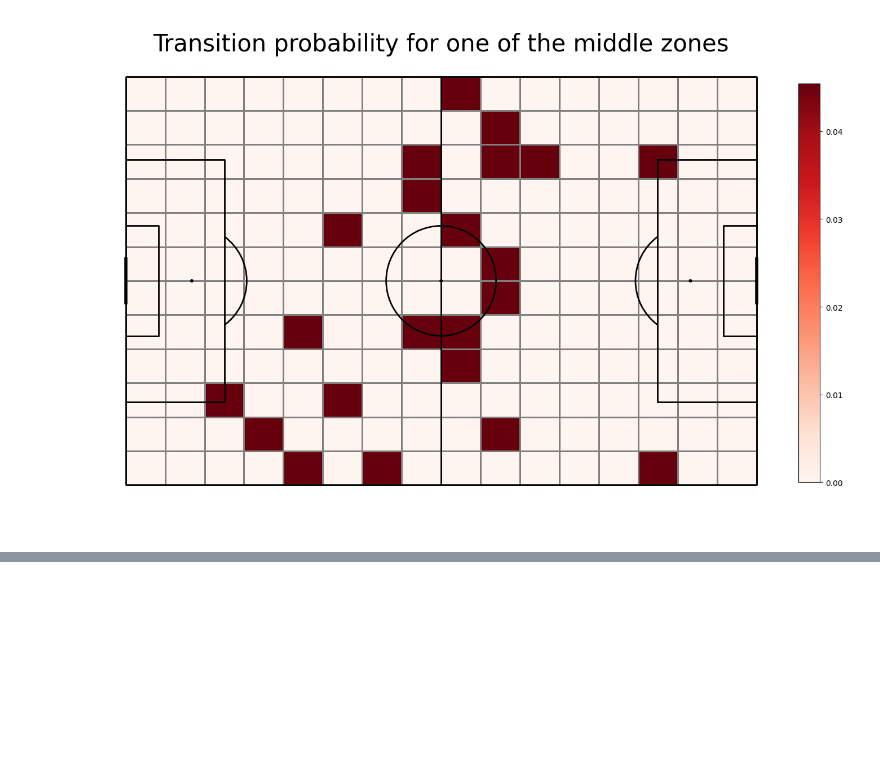
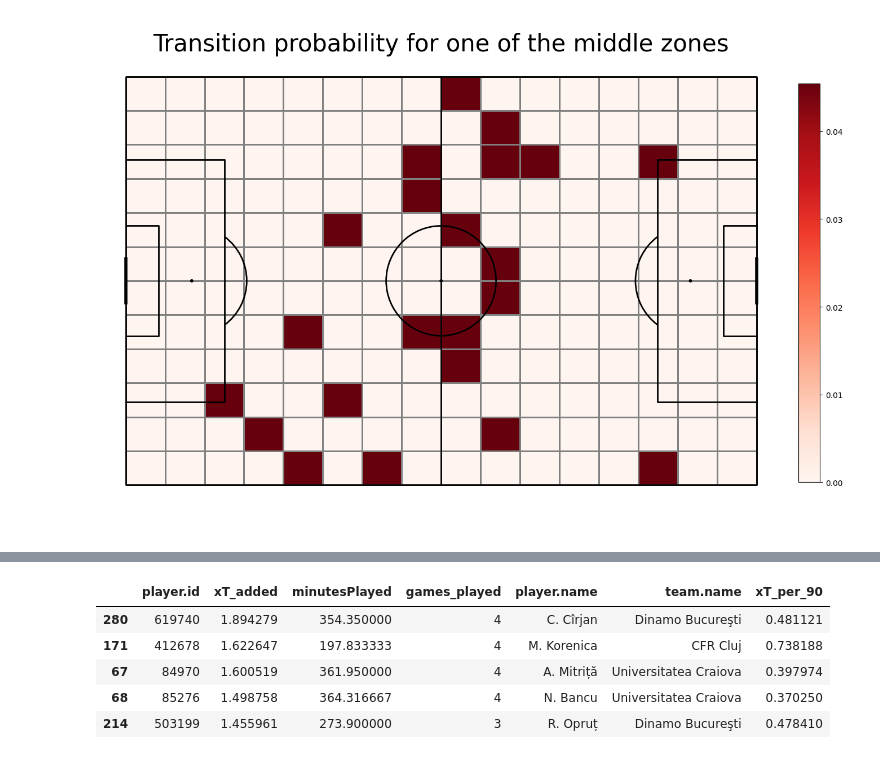
Before and after one commit to zainea-bogdan/FRF-Data-Project-ZGB, a Jupyter notebook: sandbox/mvp_step_by_step.ipynb, the cells around one changed output, grey strips where cells are left out. Drawn from its saved outputs; the diff is of its cells as text; code cells hidden in the pictures; blank space fills up the shorter version.

Commit message:
improved the analysis by completing the xT model with a player analysis by xT

```diff
--- a/sandbox/mvp_step_by_step.ipynb
+++ b/sandbox/mvp_step_by_step.ipynb
@@ -273,0 +308,20 @@ for i in range(5):
+# %%
+# Assuming your 'move_df' and 'xT' matrix are already set up
+
+# 1. Extract individual x and y sectors
+# This will create new columns for the start and end x,y coordinates
+move_df['start_sector_x'] = move_df['start_sector'].apply(lambda s: s[0] - 1)
+move_df['start_sector_y'] = move_df['start_sector'].apply(lambda s: s[1] - 1)
+move_df['end_sector_x'] = move_df['end_sector'].apply(lambda s: s[0] - 1)
+move_df['end_sector_y'] = move_df['end_sector'].apply(lambda s: s[1] - 1)
+
+# 2. Calculate xT added
+# Now you can use the newly created columns to index the xT matrix
+move_df["xT_added"] = move_df.apply(lambda row: xT[row.end_sector_y][row.end_sector_x]
+                                                  - xT[row.start_sector_y][row.start_sector_x], axis=1)
+
+# 3. Filter for only progressive actions
+value_adding_actions = move_df.loc[move_df["xT_added"] > 0].copy()
+
+# Now, `value_adding_actions` contains the data you need for plotting
+value_adding_actions.head(3)
@@ -273,0 +334,41 @@ for i in range(5):
+# %%
+# Step 1: Filter and group ONLY by player ID
+xT_by_player = value_adding_actions.groupby("player.id")["xT_added"].sum().reset_index()
+
+# Step 2: Correctly calculate the timestamp without considering halves
+df['timestamp_in_seconds'] = (df['minute'] * 60) + df['second']
+
+# Step 3: Calculate total minutes played per player using the new column
+minutes_per_match = df.groupby(['matchId', 'player.id'])['timestamp_in_seconds'].agg(['min', 'max'])
+minutes_per_match['minutes'] = (minutes_per_match['max'] - minutes_per_match['min']) / 60
+total_minutes = minutes_per_match.groupby('player.id')['minutes'].sum().reset_index()
+
+# Step 4: Calculate total games played per player
+games_per_player = df.groupby('player.id')['matchId'].nunique().reset_index()
+games_per_player.rename(columns={'matchId': 'games_played'}, inplace=True)
+
+# Step 5: Create a player info lookup table with unique IDs
+player_info = df[['player.id', 'player.name', 'team.name']].drop_duplicates()
+
+# Step 6: Merge the xT, minutes, games played, and player info data
+summary = xT_by_player.merge(total_minutes, how="left", on="player.id")
+summary = summary.merge(games_per_player, how="left", on="player.id")
+summary = summary.merge(player_info, how="left", on="player.id")
+summary.rename(columns={'minutes': 'minutesPlayed'}, inplace=True)
+summary = summary.fillna(0)
+
+# Step 7: Filter for players who played at least one full game (90 minutes)
+summary = summary.loc[summary["minutesPlayed"] > 90]
+
+# Step 8: Calculate xT per 90 and sort
+summary["xT_per_90"] = summary["xT_added"] * 90 / summary["minutesPlayed"]
+summary.sort_values(by='xT_added', ascending=False, inplace=True)
+
+summary.head()
+# %% [output]
+|  | player.id | xT_added | minutesPlayed | games_played | player.name | team.name | xT_per_90 |
+| 280 | 619740 | 1.894279 | 354.350000 | 4 | C. Cîrjan | Dinamo Bucureşti | 0.481121 |
+| 171 | 412678 | 1.622647 | 197.833333 | 4 | M. Korenica | CFR Cluj | 0.738188 |
+| 67 | 84970 | 1.600519 | 361.950000 | 4 | A. Mitriță | Universitatea Craiova | 0.397974 |
+| 68 | 85276 | 1.498758 | 364.316667 | 4 | N. Bancu | Universitatea Craiova | 0.370250 |
+| 214 | 503199 | 1.455961 | 273.900000 | 3 | R. Opruț | Dinamo Bucureşti | 0.478410 |
```
Also changed, not shown: parts of 7 cells of this notebook, 1 other file.
